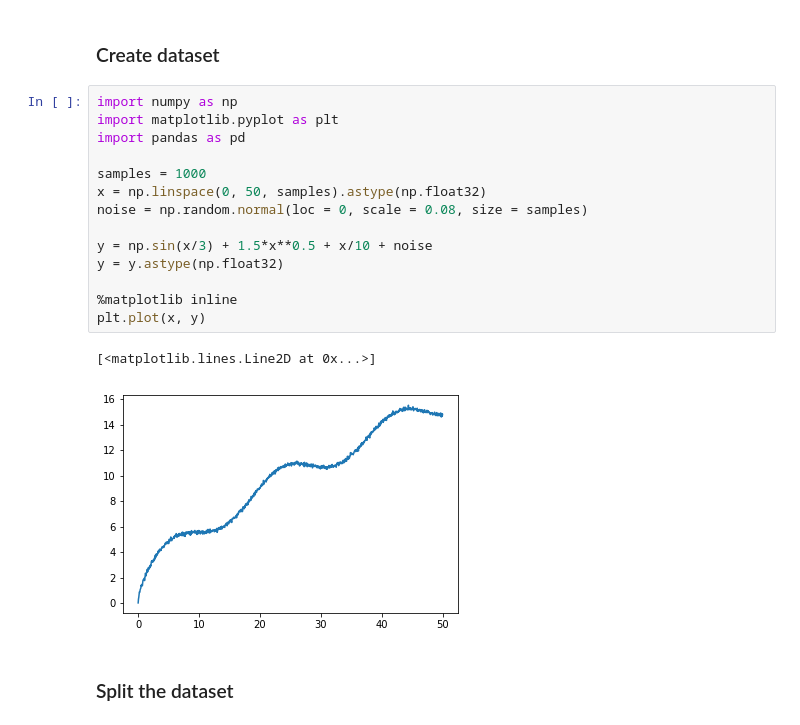
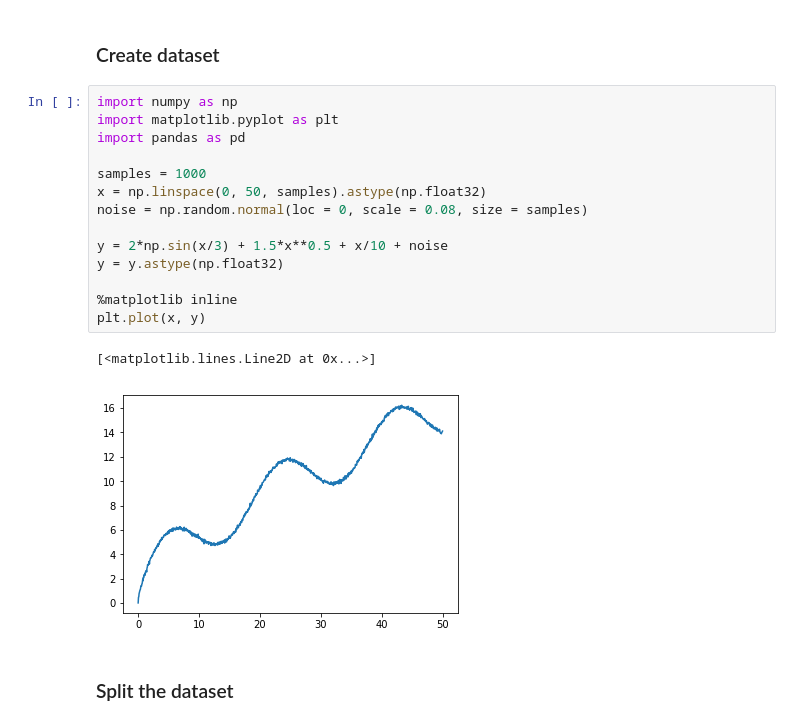
Before and after one commit to zxgcqupt/DNN_Tutorial, a Jupyter notebook: Deep Learning Tutorial.ipynb, the cells around one changed output. Cells and saved outputs as stored; diff of their text form.

```diff
--- a/Deep Learning Tutorial.ipynb
+++ b/Deep Learning Tutorial.ipynb
@@ -97,20 +97,20 @@ ph = tf.placeholder(tf.float64)
 # %%
 import numpy as np
 import matplotlib.pyplot as plt
 import pandas as pd
 
 samples = 1000
 x = np.linspace(0, 50, samples).astype(np.float32)
 noise = np.random.normal(loc = 0, scale = 0.08, size = samples)
 
-y = np.sin(x/3) + 1.5*x**0.5 + x/10 + noise
+y = 2*np.sin(x/3) + 1.5*x**0.5 + x/10 + noise
 y = y.astype(np.float32)
 
 %matplotlib inline
 plt.plot(x, y)
 # %% [output]
 [<matplotlib.lines.Line2D at 0x...>]
-[figure, old version]
+[figure, new version]
 # %% [markdown]
 ### Split the dataset
 # %%
```
Also changed, not shown: parts of 3 cells of this notebook, 2 other files.
